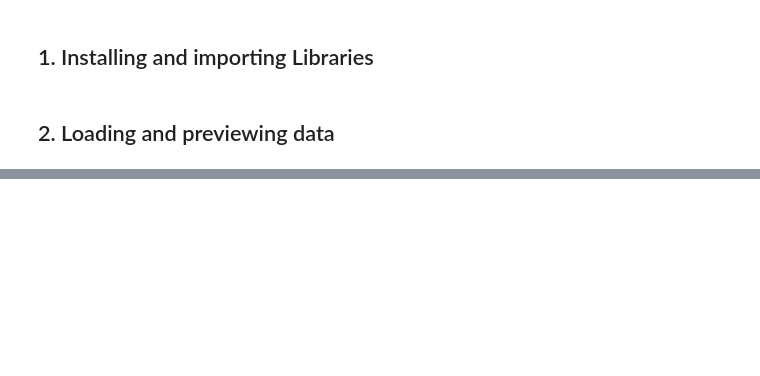
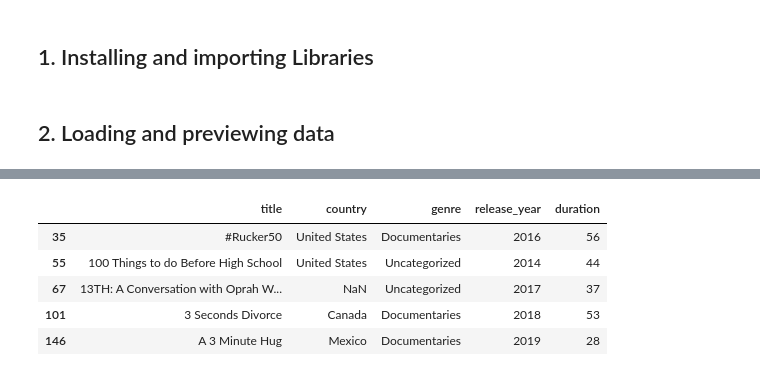
Before and after one commit to Mitch69/Investigating-Netflix-Movies, a Jupyter notebook: Investigating Netflix Movies.ipynb, the cells around one changed output, grey strips where cells are left out. Drawn from its saved outputs; the diff is of its cells as text; code cells hidden in the pictures; blank space fills up the shorter version.

```diff
--- a/Investigating Netflix Movies.ipynb
+++ b/Investigating Netflix Movies.ipynb
@@ -48,0 +95,12 @@ netflix_subset.head()
+# %%
+# Find movies that are shorter than 60 minutes
+short_movies = netflix_movies[netflix_movies["duration"] < 60]
+
+short_movies.head()
+# %% [output]
+|  | title | country | genre | release_year | duration |
+| 35 | #Rucker50 | United States | Documentaries | 2016 | 56 |
+| 55 | 100 Things to do Before High School | United States | Uncategorized | 2014 | 44 |
+| 67 | 13TH: A Conversation with Oprah W... | NaN | Uncategorized | 2017 | 37 |
+| 101 | 3 Seconds Divorce | Canada | Documentaries | 2018 | 53 |
+| 146 | A 3 Minute Hug | Mexico | Documentaries | 2019 | 28 |
```
Also changed, not shown: parts of 18 cells of this notebook.
